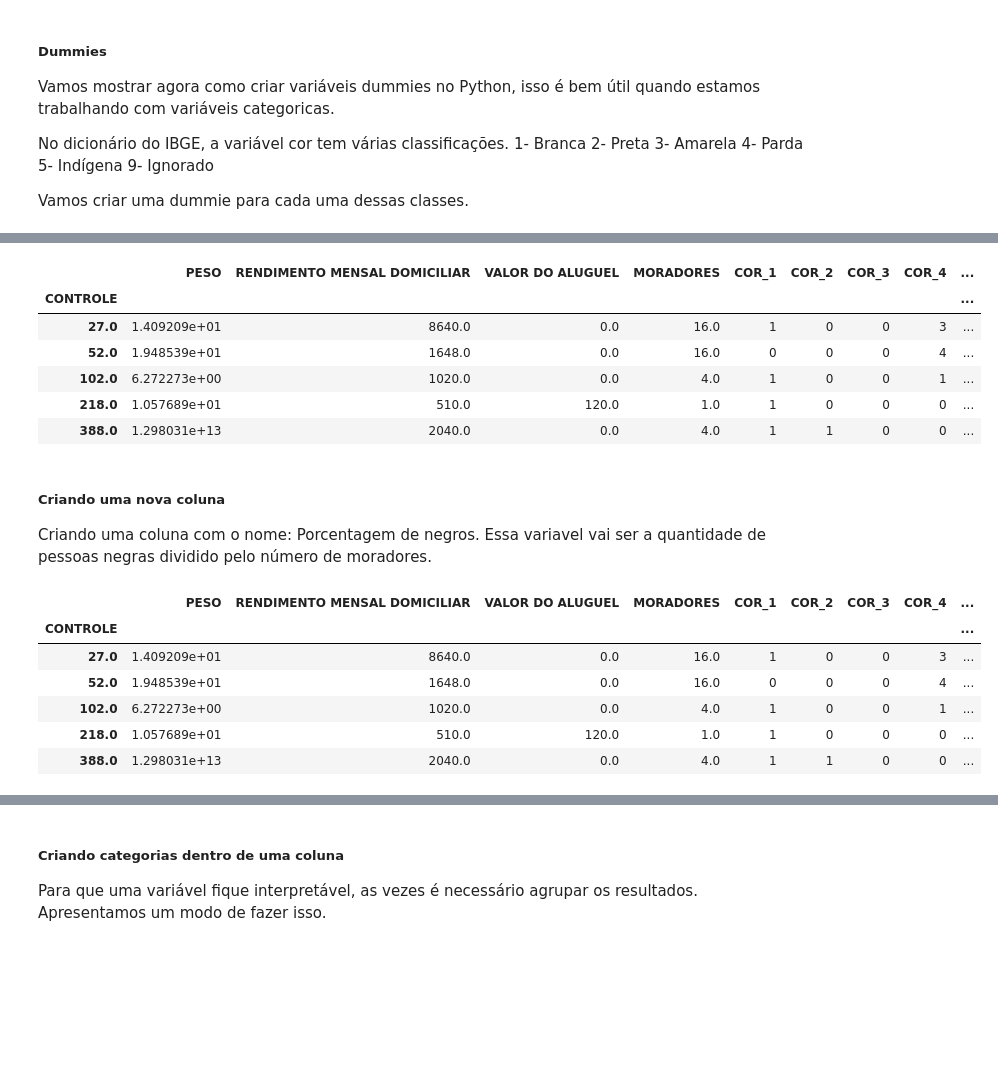
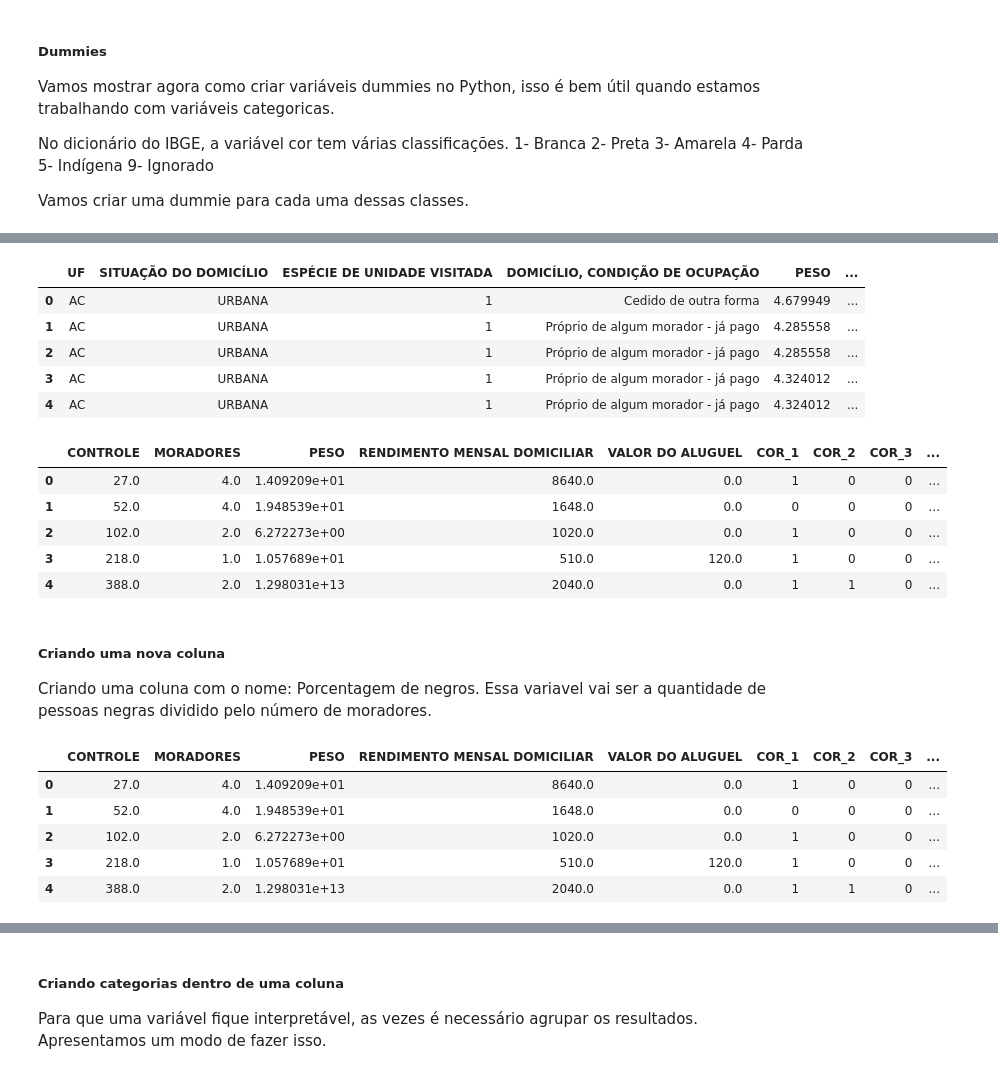
Before and after one commit to marinattomas/Curso-de-Python-aplicado-ao-Censo, a Jupyter notebook: Notebook_Python_Curso.ipynb, the cells around one changed output, grey strips where cells are left out. Drawn from its saved outputs; the diff is of its cells as text; code cells hidden in the pictures; blank space fills up the shorter version.

Commit message:
Correções pós curso

```diff
--- a/Notebook_Python_Curso.ipynb
+++ b/Notebook_Python_Curso.ipynb
@@ -29,20 +30,20 @@ os.getcwd()
 # %%
 # Carregar os arquivos com os layouts
-layout = pd.ExcelFile('C:/Users/marin/Downloads/Curso Python/Abrindo dados Censo/AC/layouts/Layout_microdados_Amostra.xlsx')
-layout_domi = pd.read_excel(layout, 'DOMI', skiprows=1)
-layout_pess = pd.read_excel(layout, 'PESS', skiprows=1)
+layout = pd.ExcelFile('layouts/Layout_microdados_Amostra.xlsx') # abre o dicionário
+layout_domi = pd.read_excel(layout, 'DOMI', skiprows=1) # abre aba de domicílios e pula 1 linha
+layout_pess = pd.read_excel(layout, 'PESS', skiprows=1) # abre aba de domicílios e pula 1 linha
 
 # Cria as variáveis de layout
 # Ou seja, mostrar para o software como identificar ponto inicial e final de cada variavel
-variable_name_domi = layout_domi['VAR']
-variable_name_pess = layout_pess['VAR']
-initial_positions_domi = layout_domi['POSIÇÃO INICIAL']
-initial_positions_pess = layout_pess['POSIÇÃO INICIAL']
-final_positions_domi = layout_domi['POSIÇÃO FINAL']
-final_positions_pess = layout_pess['POSIÇÃO FINAL']
-decimals_domi = layout_domi['DEC'].fillna(0).map(lambda x: 10**x)
-decimals_pess = layout_pess['DEC'].fillna(0).map(lambda x: 10**x)
-tipo_domi=layout_domi['TIPO']
+variable_name_domi = layout_domi['VAR'] # nome das variáveis do dicionóario de domicílios
+variable_name_pess = layout_pess['VAR'] # nome das variáveis do dicionóario de pessoas
+initial_positions_domi = layout_domi['POSIÇÃO INICIAL'] # posições iniciais das variáveis de domicílios
+initial_positions_pess = layout_pess['POSIÇÃO INICIAL'] # posições iniciais das variáveis de pessoas
+final_positions_domi = layout_domi['POSIÇÃO FINAL'] # posições finais das variáveis de domicílios
+final_positions_pess = layout_pess['POSIÇÃO FINAL'] # posições finais das variáveis das variáveis de pessoas
+decimals_domi = layout_domi['DEC'].fillna(0).map(lambda x: 10**x) # divide pelas casas decimais das variáveis domicílios
+decimals_pess = layout_pess['DEC'].fillna(0).map(lambda x: 10**x) # divide pelas casas decimais das variáveis pessoas
+tipo_domi=layout_domi['TIPO'] # pega o tipo das variáveis de domicílios
 
 list_of_tuples_domi = [(x-1, y) for x,y in zip(initial_positions_domi, final_positions_domi)]
 list_of_tuples_pess = [(x-1, y) for x,y in zip(initial_positions_pess, final_positions_pess)]
@@ -92,14 +97,14 @@ Name: VAR, dtype: object
 # Abre e salva em dataframe os arquivos de microdados
 
 dict_domicilios = {}
-files_to_read_domi = os.listdir('C:/Users/marin/Downloads/Curso Python/Abrindo dados Censo/AC/amostras_trabalho/domicilios')
+files_to_read_domi = os.listdir('amostras_trabalho/domicilios')
 
 dict_pessoas = {}
-files_to_read_pess = os.listdir('C:/Users/marin/Downloads/Curso Python/Abrindo dados Censo/AC/amostras_trabalho/pessoas')
+files_to_read_pess = os.listdir('amostras_trabalho/pessoas')
 
 # Abre os arquivos de domicílio
 for file in files_to_read_domi:
-    df = pd.read_fwf('C:/Users/marin/Downloads/Curso Python/Abrindo dados Censo/AC/amostras_trabalho/domicilios/{}'.format(file), colspecs=list_of_tuples_domi, header=None)
+    df = pd.read_fwf('amostras_trabalho/domicilios/{}'.format(file), colspecs=list_of_tuples_domi, header=None)
     df = df.astype(float).divide(decimals_domi, axis=1)
     df.columns = variable_name_domi.values
     df = df.astype(object)
@@ -109,7 +114,7 @@ for file in files_to_read_domi:
 
 # Abre os arquivos de pessoas
 for file in files_to_read_pess:
-    df = pd.read_fwf('C:/Users/marin/Downloads/Curso Python/Abrindo dados Censo/AC/amostras_trabalho/pessoas/{}'.format(file), colspecs=list_of_tuples_pess, header=None)
+    df = pd.read_fwf('amostras_trabalho/pessoas/{}'.format(file), colspecs=list_of_tuples_pess, header=None)
     df = df.astype(float).divide(decimals_pess, axis=1)
     df.columns = variable_name_pess.values
     df = df.applymap(lambda x: str(x).replace('.0', ''))
@@ -575,5 +583,5 @@ Lembrando que se você desejar você pode usar a base de dados completa e lembra
 # %%
-pessoas_sel = pessoas[['V0300','V0606']]
-pessoas_sel = pessoas_sel.rename(columns={'V0300':'CONTROLE','V0606':'COR'})
+pessoas_sel = pessoas[['V0300','V0606','V0504']]
+pessoas_sel = pessoas_sel.rename(columns={'V0300':'CONTROLE','V0606':'COR','V0504': 'ORDEM DA PESSOA'})
 pessoas_sel.head()
 # %% [output]
@@ -649,6 +658,6 @@ No dicionário do IBGE, a variável cor tem várias classificações.
 Vamos criar uma dummie para cada uma dessas classes.
 # %%
 ##Criar dummies
-pessoas_cor = pd.get_dummies(pessoas_sel)
+pessoas_cor = pd.get_dummies(pessoas_sel,columns=['COR'])
 pessoas_cor.head()
 # %% [output]
@@ -663,16 +672,24 @@ Agora vamos juntar essas novas colunas criadas na nossa base de dados.
+# %%
+censo_joined2 = domicilio_dom.merge(pessoas_cor,on='CONTROLE', how="left")
+censo_joined2.head()
+# %% [output]
+|  | UF | SITUAÇÃO DO DOMICÍLIO | ESPÉCIE DE UNIDADE VISITADA | DOMICÍLIO, CONDIÇÃO DE OCUPAÇÃO | PESO | ... |
+| 0 | AC | URBANA | 1 | Cedido de outra forma | 4.679949 | ... |
+| 1 | AC | URBANA | 1 | Próprio de algum morador - já pago | 4.285558 | ... |
+| 2 | AC | URBANA | 1 | Próprio de algum morador - já pago | 4.285558 | ... |
+| 3 | AC | URBANA | 1 | Próprio de algum morador - já pago | 4.324012 | ... |
+| 4 | AC | URBANA | 1 | Próprio de algum morador - já pago | 4.324012 | ... |
 # %%
 # juntando as dummies na nossa base de dados
-censo_joined2 = domicilio_dom.merge(pessoas_cor,on='CONTROLE', how="left")
-censo_cor=censo_joined2.groupby('CONTROLE').aggregate(sum)
+censo_cor=censo_joined2.groupby(['CONTROLE','MORADORES']).aggregate(sum).reset_index()
 censo_cor.head()
 # %% [output]
-|  | PESO | RENDIMENTO MENSAL DOMICILIAR | VALOR DO ALUGUEL | MORADORES | COR_1 | COR_2 | COR_3 | COR_4 | ... |
-| CONTROLE |  |  |  |  |  |  |  |  | ... |
-| 27.0 | 1.409209e+01 | 8640.0 | 0.0 | 16.0 | 1 | 0 | 0 | 3 | ... |
-| 52.0 | 1.948539e+01 | 1648.0 | 0.0 | 16.0 | 0 | 0 | 0 | 4 | ... |
-| 102.0 | 6.272273e+00 | 1020.0 | 0.0 | 4.0 | 1 | 0 | 0 | 1 | ... |
-| 218.0 | 1.057689e+01 | 510.0 | 120.0 | 1.0 | 1 | 0 | 0 | 0 | ... |
-| 388.0 | 1.298031e+13 | 2040.0 | 0.0 | 4.0 | 1 | 1 | 0 | 0 | ... |
+|  | CONTROLE | MORADORES | PESO | RENDIMENTO MENSAL DOMICILIAR | VALOR DO ALUGUEL | COR_1 | COR_2 | COR_3 | ... |
+| 0 | 27.0 | 4.0 | 1.409209e+01 | 8640.0 | 0.0 | 1 | 0 | 0 | ... |
+| 1 | 52.0 | 4.0 | 1.948539e+01 | 1648.0 | 0.0 | 0 | 0 | 0 | ... |
+| 2 | 102.0 | 2.0 | 6.272273e+00 | 1020.0 | 0.0 | 1 | 0 | 0 | ... |
+| 3 | 218.0 | 1.0 | 1.057689e+01 | 510.0 | 120.0 | 1 | 0 | 0 | ... |
+| 4 | 388.0 | 2.0 | 1.298031e+13 | 2040.0 | 0.0 | 1 | 1 | 0 | ... |
 # %% [markdown]
 ##### Criando uma nova coluna
 Criando uma coluna com o nome: Porcentagem de negros. Essa variavel vai ser a quantidade de pessoas negras dividido pelo
@@ -682,13 +699,12 @@ número de moradores.
 censo_cor['PORCENTAGEM DE NEGROS']=(censo_cor['COR_2']/censo_cor['MORADORES'])*100
 censo_cor.head()
 # %% [output]
-|  | PESO | RENDIMENTO MENSAL DOMICILIAR | VALOR DO ALUGUEL | MORADORES | COR_1 | COR_2 | COR_3 | COR_4 | ... |
-| CONTROLE |  |  |  |  |  |  |  |  | ... |
-| 27.0 | 1.409209e+01 | 8640.0 | 0.0 | 16.0 | 1 | 0 | 0 | 3 | ... |
-| 52.0 | 1.948539e+01 | 1648.0 | 0.0 | 16.0 | 0 | 0 | 0 | 4 | ... |
-| 102.0 | 6.272273e+00 | 1020.0 | 0.0 | 4.0 | 1 | 0 | 0 | 1 | ... |
-| 218.0 | 1.057689e+01 | 510.0 | 120.0 | 1.0 | 1 | 0 | 0 | 0 | ... |
-| 388.0 | 1.298031e+13 | 2040.0 | 0.0 | 4.0 | 1 | 1 | 0 | 0 | ... |
+|  | CONTROLE | MORADORES | PESO | RENDIMENTO MENSAL DOMICILIAR | VALOR DO ALUGUEL | COR_1 | COR_2 | COR_3 | ... |
+| 0 | 27.0 | 4.0 | 1.409209e+01 | 8640.0 | 0.0 | 1 | 0 | 0 | ... |
+| 1 | 52.0 | 4.0 | 1.948539e+01 | 1648.0 | 0.0 | 0 | 0 | 0 | ... |
+| 2 | 102.0 | 2.0 | 6.272273e+00 | 1020.0 | 0.0 | 1 | 0 | 0 | ... |
+| 3 | 218.0 | 1.0 | 1.057689e+01 | 510.0 | 120.0 | 1 | 0 | 0 | ... |
+| 4 | 388.0 | 2.0 | 1.298031e+13 | 2040.0 | 0.0 | 1 | 1 | 0 | ... |
 # %%
 # mostra a frequência para cada porcentagem de negros no domicilio.
 cor_freq= censo_cor['PORCENTAGEM DE NEGROS'].value_counts()
```
Also changed, not shown: parts of 22 cells of this notebook, 6 other files.
